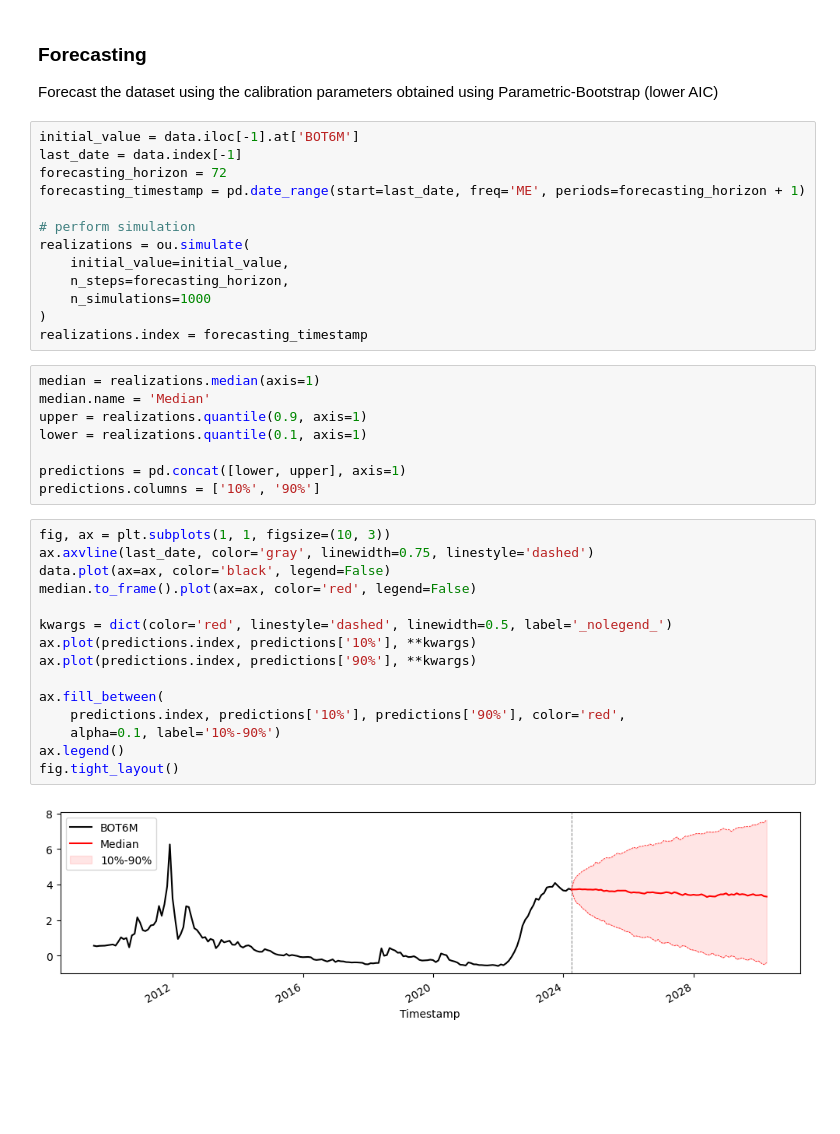
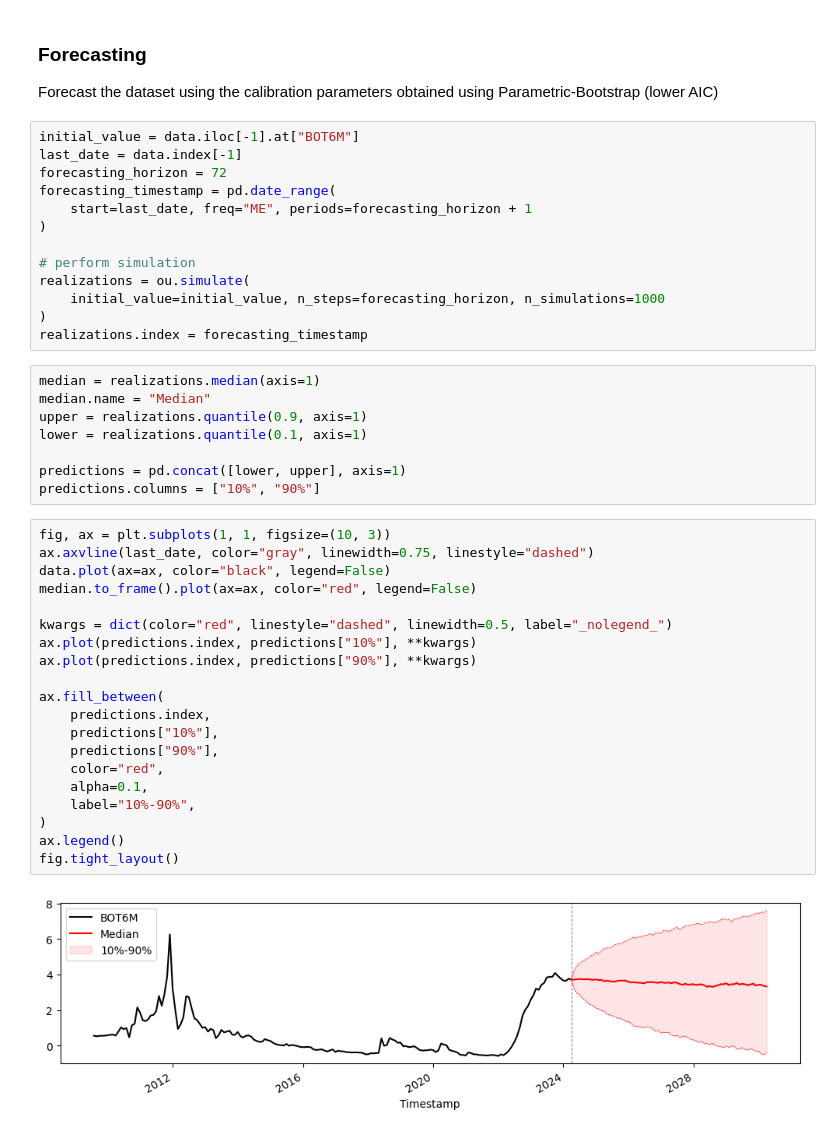
Before and after one commit to agdiiura/stochax, a Jupyter notebook: examples/CalibrateOU.ipynb, the cells around one changed output. Drawn from its saved outputs; the diff is of its cells as text; blank space fills up the shorter version.

```diff
--- a/examples/CalibrateOU.ipynb
+++ b/examples/CalibrateOU.ipynb
@@ -36,40 +59,45 @@ print(f"> Summary Parametric-Bootstrap:\n{ou.parameters}\n{res.get_summary()}")
 ### Forecasting
 Forecast the dataset using the calibration parameters obtained using Parametric-Bootstrap (lower AIC)
 # %%
-initial_value = data.iloc[-1].at['BOT6M']
+initial_value = data.iloc[-1].at["BOT6M"]
 last_date = data.index[-1]
 forecasting_horizon = 72
-forecasting_timestamp = pd.date_range(start=last_date, freq='ME', periods=forecasting_horizon + 1)
+forecasting_timestamp = pd.date_range(
+    start=last_date, freq="ME", periods=forecasting_horizon + 1
+)
 
 # perform simulation
 realizations = ou.simulate(
-    initial_value=initial_value,
-    n_steps=forecasting_horizon,
-    n_simulations=1000
+    initial_value=initial_value, n_steps=forecasting_horizon, n_simulations=1000
 )
 realizations.index = forecasting_timestamp
 # %%
 median = realizations.median(axis=1)
-median.name = 'Median'
+median.name = "Median"
 upper = realizations.quantile(0.9, axis=1)
 lower = realizations.quantile(0.1, axis=1)
 
 predictions = pd.concat([lower, upper], axis=1)
-predictions.columns = ['10%', '90%']
+predictions.columns = ["10%", "90%"]
 # %%
 fig, ax = plt.subplots(1, 1, figsize=(10, 3))
-ax.axvline(last_date, color='gray', linewidth=0.75, linestyle='dashed')
-data.plot(ax=ax, color='black', legend=False)
-median.to_frame().plot(ax=ax, color='red', legend=False)
+ax.axvline(last_date, color="gray", linewidth=0.75, linestyle="dashed")
+data.plot(ax=ax, color="black", legend=False)
+median.to_frame().plot(ax=ax, color="red", legend=False)
 
-kwargs = dict(color='red', linestyle='dashed', linewidth=0.5, label='_nolegend_')
-ax.plot(predictions.index, predictions['10%'], **kwargs)
-ax.plot(predictions.index, predictions['90%'], **kwargs)
+kwargs = dict(color="red", linestyle="dashed", linewidth=0.5, label="_nolegend_")
+ax.plot(predictions.index, predictions["10%"], **kwargs)
+ax.plot(predictions.index, predictions["90%"], **kwargs)
 
 ax.fill_between(
-    predictions.index, predictions['10%'], predictions['90%'], color='red',
-    alpha=0.1, label='10%-90%')
+    predictions.index,
+    predictions["10%"],
+    predictions["90%"],
+    color="red",
+    alpha=0.1,
+    label="10%-90%",
+)
 ax.legend()
 fig.tight_layout()
 # %% [output]
-[figure, old version]
+[figure, new version]
```
Also changed, not shown: parts of 3 cells of this notebook, 3 other files.
